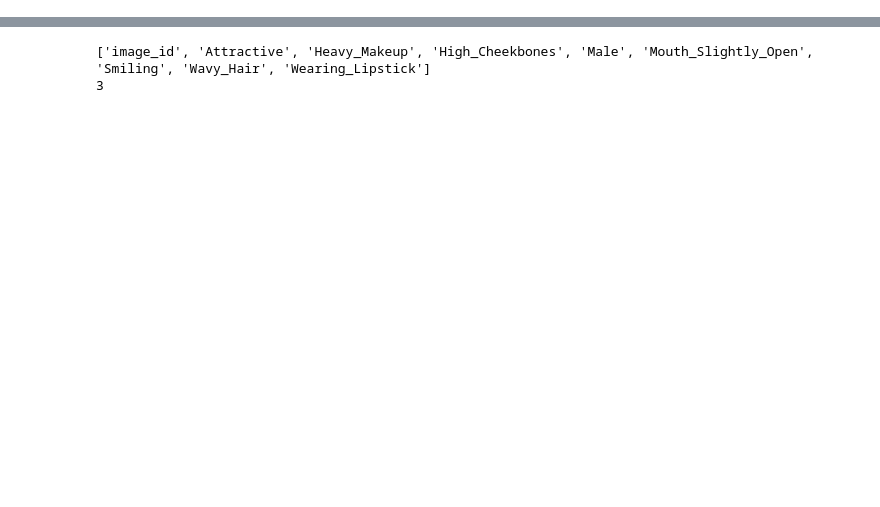
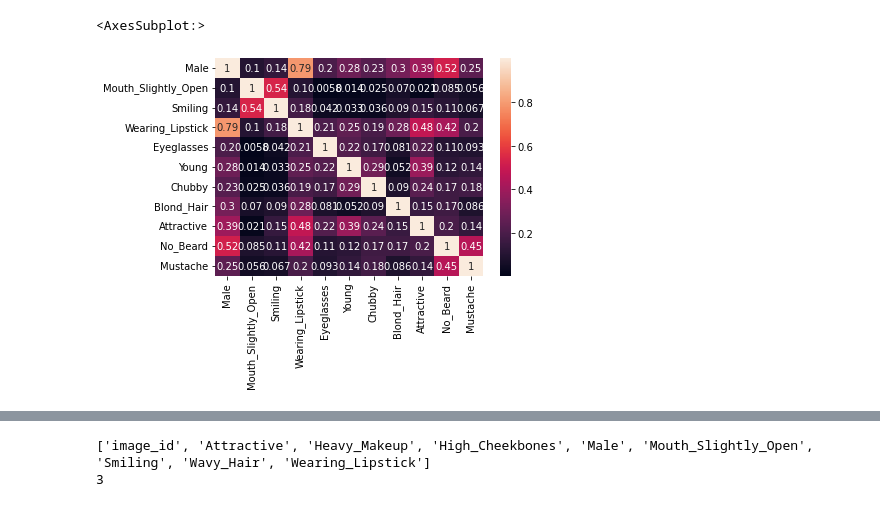
Before and after one commit to hojunroks/eccv2022, a Jupyter notebook: test.ipynb, the cells around one changed output, grey strips where cells are left out. Cells and saved outputs as stored; diff of their text form; code cells hidden in the pictures; blank space fills up the shorter version.

```diff
--- a/test.ipynb
+++ b/test.ipynb
@@ -16,0 +65,14 @@ gdf = attributes[good_attributes]
+# %%
+import matplotlib.pyplot as plt
+import seaborn as sb
+face_attr = ['Male','Mouth_Slightly_Open','Smiling','Wearing_Lipstick','Eyeglasses','Young','Chubby','Blond_Hair','Attractive','No_Beard','Mustache']
+s = []
+for attr in face_attr:
+    s.append(attributes[attr].squeeze().replace(1,0).replace(-1, 1))
+
+cramer_mat = pd.DataFrame(np.zeros((len(face_attr), len(face_attr))))
+theils_mat = pd.DataFrame(np.zeros((len(face_attr), len(face_attr))))
+for i in range(len(face_attr)):
+    for j in range(len(face_attr)):
+        cramer_mat[i][j] = cramers_v(s[i],s[j])
+        theils_mat[i][j] = theils_u(s[i],s[j])
@@ -16,0 +96,5 @@ gdf = attributes[good_attributes]
+# %%
+sb.heatmap(cramer_mat, annot=True, xticklabels=face_attr, yticklabels=face_attr)
+# %% [output]
+<AxesSubplot:>
+[figure, added]
```
Also changed, not shown: parts of 14 cells of this notebook, 11 other files.
